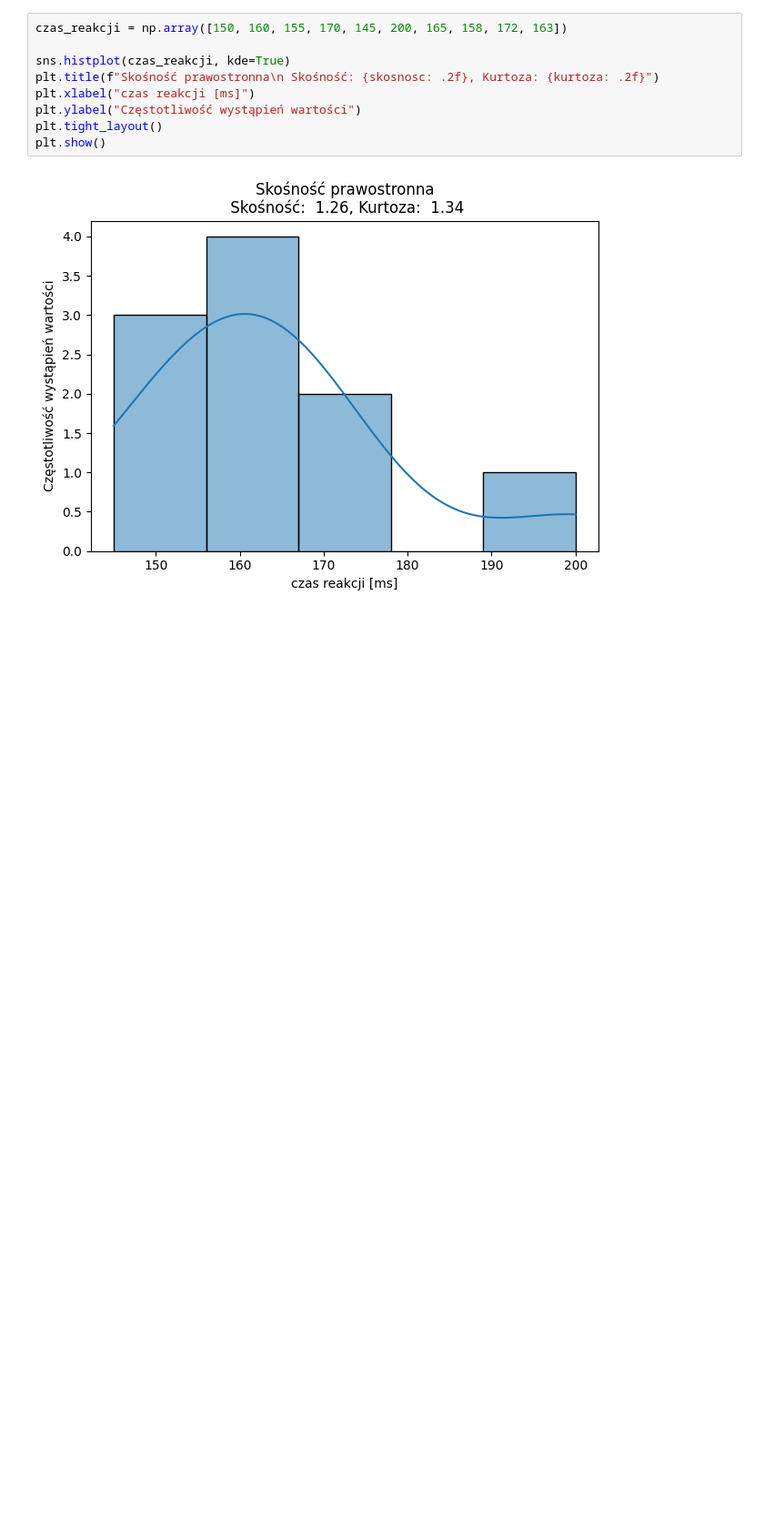
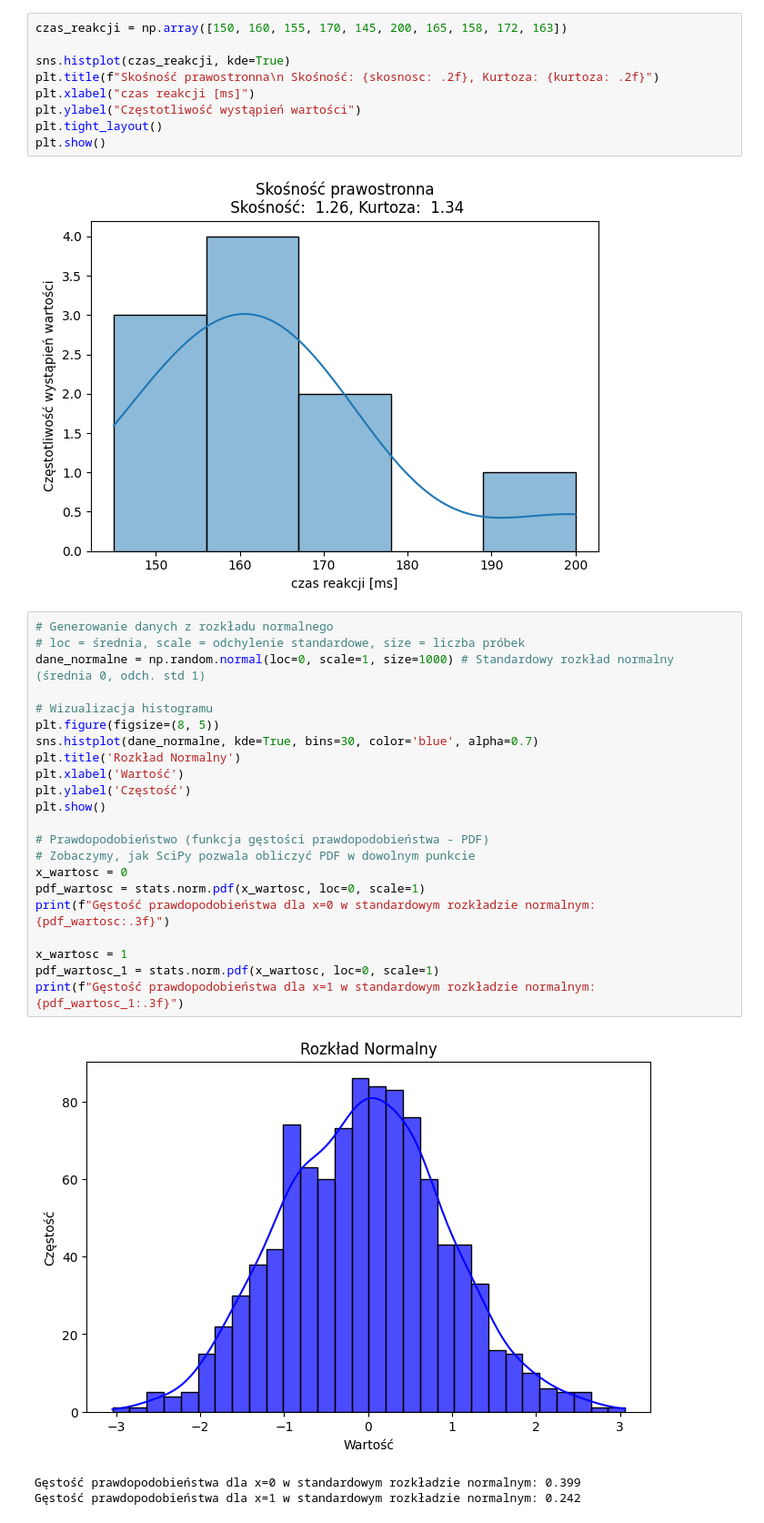
Before and after one commit to LPiskor/moje_projekty_ml, a Jupyter notebook: Statystyka_Dla_Danych.ipynb, the cells around one changed output. Shown at 91% size. Drawn from its saved outputs; the diff is of its cells as text; blank space fills up the shorter version.

```diff
--- a/Statystyka_Dla_Danych.ipynb
+++ b/Statystyka_Dla_Danych.ipynb
@@ -137,3 +137,29 @@ plt.tight_layout()
 plt.show()
 # %% [output]
 [figure]
+# %%
+# Generowanie danych z rozkładu normalnego
+# loc = średnia, scale = odchylenie standardowe, size = liczba próbek
+dane_normalne = np.random.normal(loc=0, scale=1, size=1000) # Standardowy rozkład normalny (średnia 0, odch. std 1)
+
+# Wizualizacja histogramu
+plt.figure(figsize=(8, 5))
+sns.histplot(dane_normalne, kde=True, bins=30, color='blue', alpha=0.7)
+plt.title('Rozkład Normalny')
+plt.xlabel('Wartość')
+plt.ylabel('Częstość')
+plt.show()
+
+# Prawdopodobieństwo (funkcja gęstości prawdopodobieństwa - PDF)
+# Zobaczymy, jak SciPy pozwala obliczyć PDF w dowolnym punkcie
+x_wartosc = 0
+pdf_wartosc = stats.norm.pdf(x_wartosc, loc=0, scale=1)
+print(f"Gęstość prawdopodobieństwa dla x=0 w standardowym rozkładzie normalnym: {pdf_wartosc:.3f}")
+
+x_wartosc = 1
+pdf_wartosc_1 = stats.norm.pdf(x_wartosc, loc=0, scale=1)
+print(f"Gęstość prawdopodobieństwa dla x=1 w standardowym rozkładzie normalnym: {pdf_wartosc_1:.3f}")
+# %% [output]
+[figure, added]
+Gęstość prawdopodobieństwa dla x=0 w standardowym rozkładzie normalnym: 0.399
+Gęstość prawdopodobieństwa dla x=1 w standardowym rozkładzie normalnym: 0.242
```
Also changed, not shown: parts of 4 cells of this notebook.
